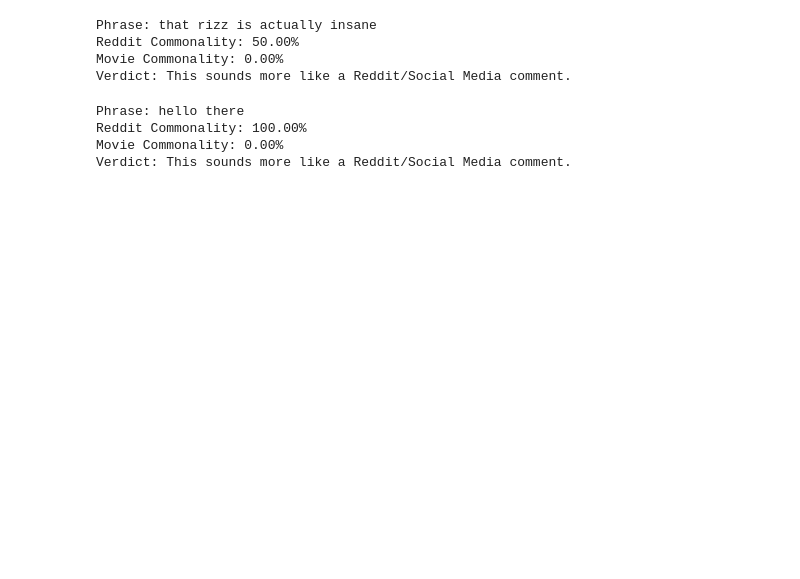
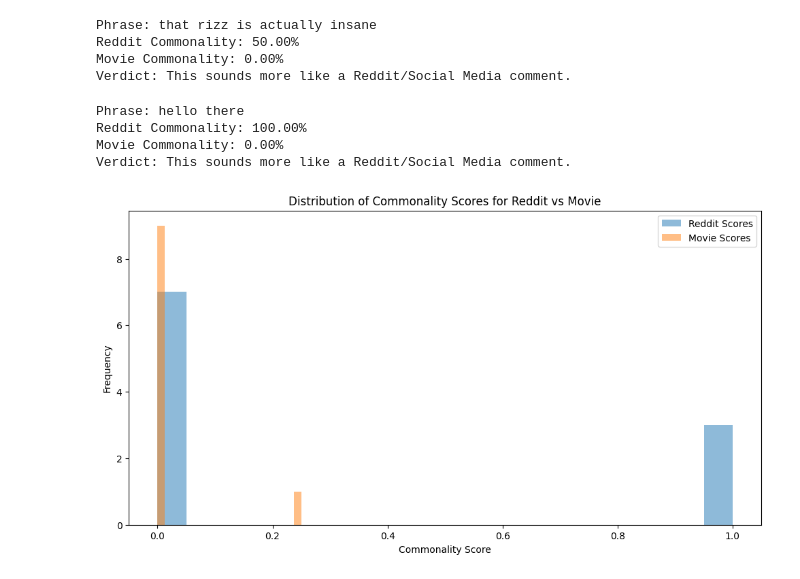
Before and after one commit to Brock555555/175Project, a Jupyter notebook: New_Eval.ipynb, the cells around one changed output. Saved outputs shown, nothing was run; the diff lists cells and outputs as text; code cells hidden in the pictures; blank space fills up the shorter version.

```diff
--- a/New_Eval.ipynb
+++ b/New_Eval.ipynb
@@ -441,5 +470,33 @@ Phrase: hello there
 Reddit Commonality: 100.00%
 Movie Commonality: 0.00%
 Verdict: This sounds more like a Reddit/Social Media comment.
+# %%
+r_scores = []
+m_scores = []
+rvm = []
+
+for phrase in multi_worded[:10]:
+    r_score = calculate_corpus_score(phrase, 2, reddit_freq)
+    m_score = calculate_corpus_score(phrase, 2, movie_freq)
+
+    r_scores.append(r_score)
+    m_scores.append(m_score)
+
+    if r_score > m_score:
+        rvm.append(0) # Reddit
+    else:
+        rvm.append(1) # Movie
+# %%
+# histogram of Reddit vs Movie scores
+plt.figure(figsize=(12, 6))
+plt.hist(r_scores, bins=20, alpha=0.5, label='Reddit Scores')
+plt.hist(m_scores, bins=20, alpha=0.5, label='Movie Scores')
+plt.xlabel('Commonality Score')
+plt.ylabel('Frequency')
+plt.title('Distribution of Commonality Scores for Reddit vs Movie')
+plt.legend()
+plt.show()
+# %% [output]
+[figure, added]
 # %%
 #the ngrams still needs some work
```
Also changed, not shown: parts of 10 cells of this notebook.
